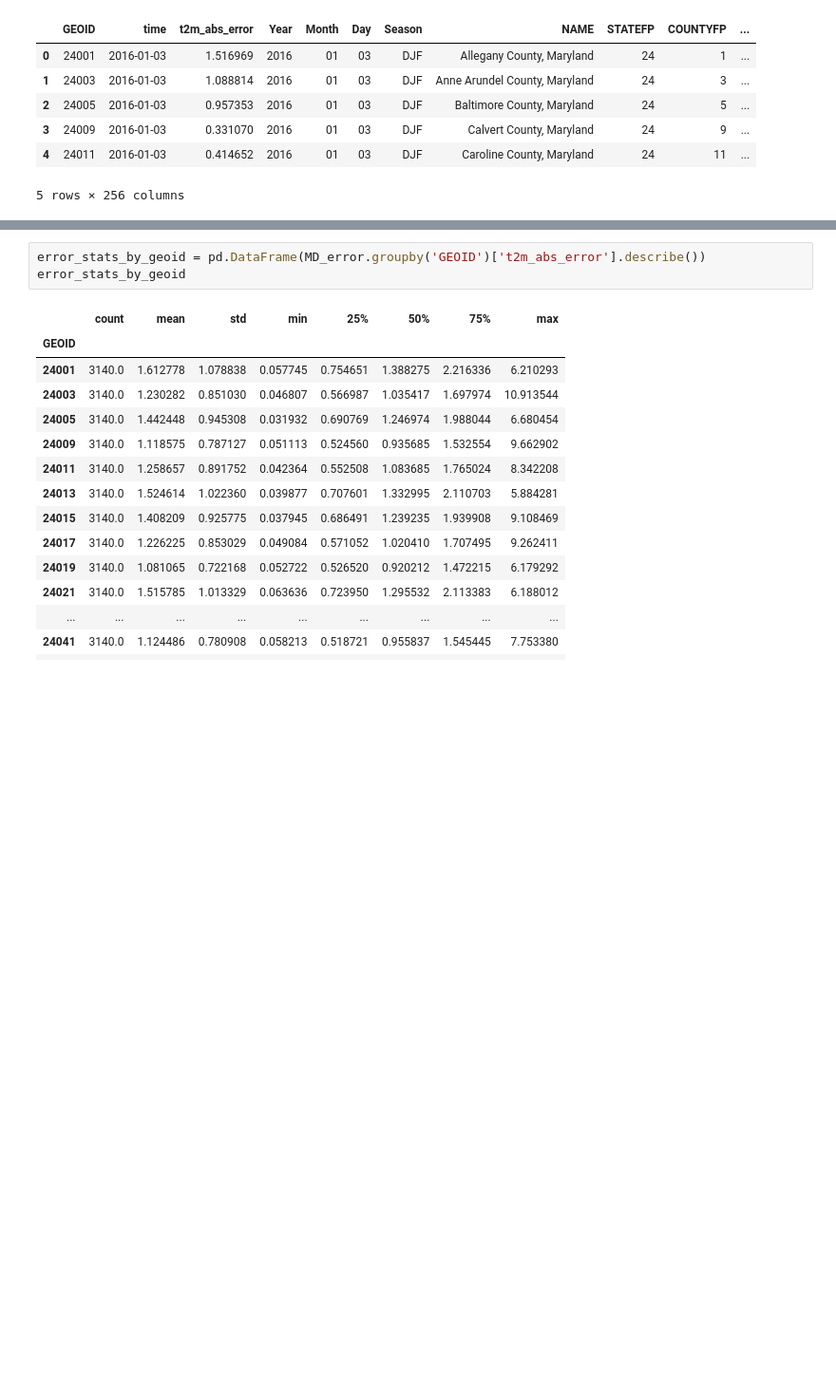
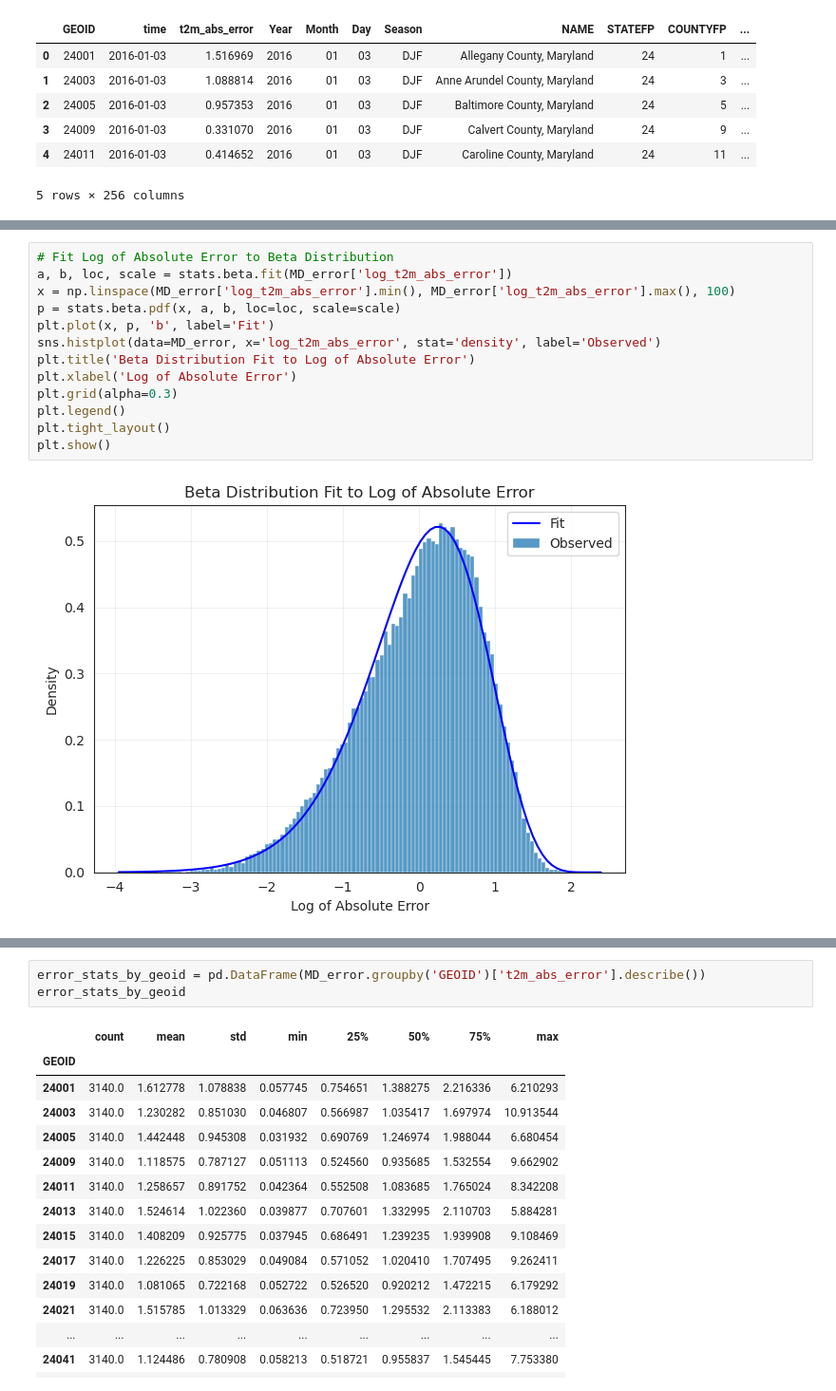
Before and after one commit to deancalhoun/nwp-census-eval, a Jupyter notebook: notebooks/MD_demographic_analysis.ipynb, the cells around one changed output, grey strips where cells are left out. Shown at 95% size. Drawn from its saved outputs; the diff is of its cells as text; blank space fills up the shorter version.

```diff
--- a/notebooks/MD_demographic_analysis.ipynb
+++ b/notebooks/MD_demographic_analysis.ipynb
@@ -99,0 +146,15 @@ MD_error.head()
+# %%
+# Fit Log of Absolute Error to Beta Distribution
+a, b, loc, scale = stats.beta.fit(MD_error['log_t2m_abs_error'])
+x = np.linspace(MD_error['log_t2m_abs_error'].min(), MD_error['log_t2m_abs_error'].max(), 100)
+p = stats.beta.pdf(x, a, b, loc=loc, scale=scale)
+plt.plot(x, p, 'b', label='Fit')
+sns.histplot(data=MD_error, x='log_t2m_abs_error', stat='density', label='Observed')
+plt.title('Beta Distribution Fit to Log of Absolute Error')
+plt.xlabel('Log of Absolute Error')
+plt.grid(alpha=0.3)
+plt.legend()
+plt.tight_layout()
+plt.show()
+# %% [output]
+[figure, added]
```
Also changed, not shown: parts of 24 cells of this notebook.
